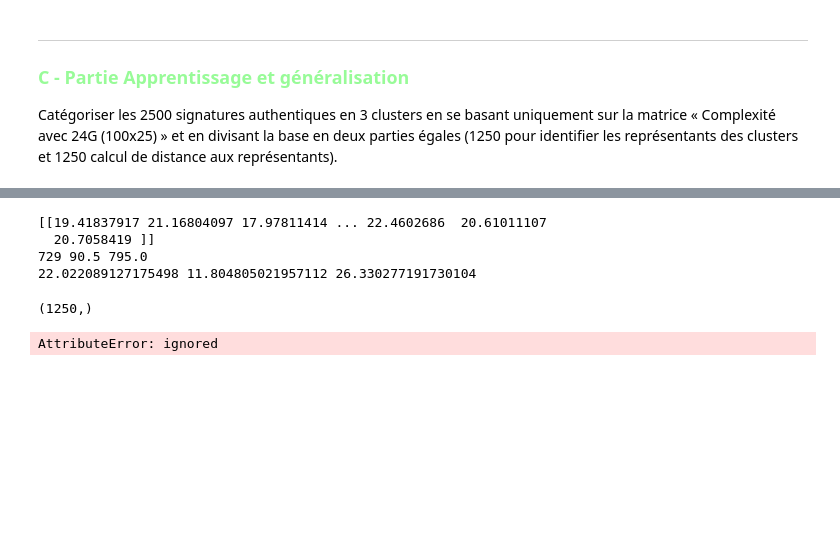
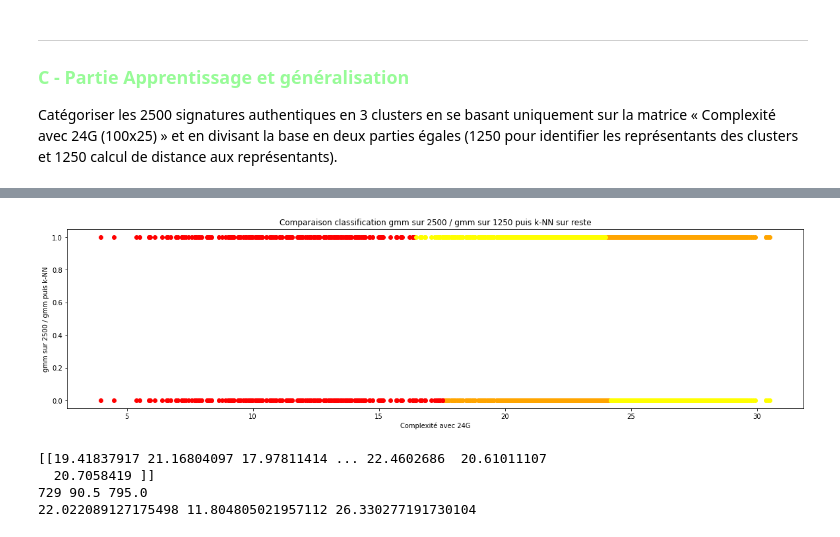
Before and after one commit to Ohm-T/Unsupervised-Classification, a Jupyter notebook: Project_2_Analysis_of_handwritten_signatures_for_identity_verification_identity_verification.ipynb, the cells around one changed output, grey strips where cells are left out. Drawn from its saved outputs; the diff is of its cells as text; code cells hidden in the pictures; blank space fills up the shorter version.

```diff
--- a/Project_2_Analysis_of_handwritten_signatures_for_identity_verification_identity_verification.ipynb
+++ b/Project_2_Analysis_of_handwritten_signatures_for_identity_verification_identity_verification.ipynb
@@ -533,2 +581,16 @@ Catégoriser les 2500 signatures authentiques en 3 clusters en se basant uniquem
+# %%
+# Comparaison par rapport classification de la QUESTION 2
+dt_sig24 = np.array(complex_24G).reshape(2500,1)
+fig = plt.figure(figsize=(20,5))
+color = ['orange', 'red', 'yellow']
+for i in range(n_cluster):
+  plt.scatter(dt_sig24_rand[pred3==i], np.ones(len(dt_sig24_rand[pred3==i])), color=color[i])
+  plt.scatter(dt_sig24[sig_pred24==i], np.zeros(len(dt_sig24[sig_pred24==i])), color=color[i])
+plt.title('Comparaison classification gmm sur 2500 / gmm sur 1250 puis k-NN sur reste')
+plt.xlabel('Complexité avec 24G')
+plt.ylabel('gmm sur 2500 / gmm puis k-NN')
+plt.show()
+# %% [output]
+[figure, added]
 # %%
 # DEBILE PRC CLASSIF SUR DES DONN2ES DEJA CLASSE AVEC GMM ?! a voir
@@ -552,20 +615,3 @@ clust0_1, clust1_1, clust2_1 = np.delete(dt_sig24[sig_pred24==0], np.where(clust
   20.7058419 ]]
 729 90.5 795.0
 22.022089127175498 11.804805021957112 26.330277191730104
-# %%
-# 3 clusters pour identifier les représentants des clusters
-
-# Mélange aléatoire puis split des données
-dt_sig24 = dt_sig24.reshape(1,-1)[0]
-np.random.shuffle(dt_sig24)
-data_1, data_2 = np.split(dt_sig24, 2)
-# %% [output]
-(1250,)
-# %%
-n_cluster = 3
-gmm = GaussianMixture(n_components = n_cluster)
-pred1 = gmm.fit_predict(data_1.reshape(-1,1))
-
-print(pred1.count())
-# %% [output]
-AttributeError: ignored
```
Also changed, not shown: parts of 12 cells of this notebook.
